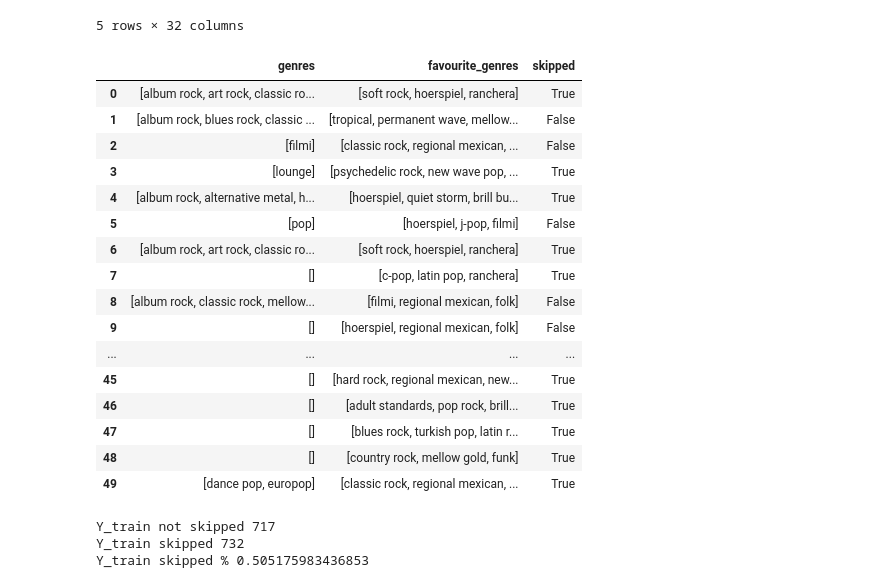
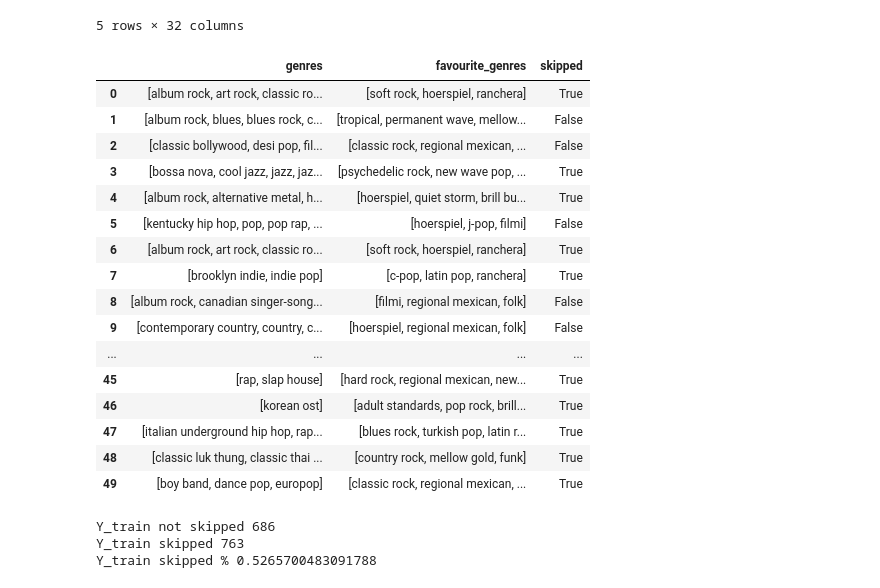
Before and after one commit to BartlomiejRasztabiga/IUM, a Jupyter notebook: notebooks/model2.ipynb, the cells around one changed output. Saved outputs shown, nothing was run; the diff lists cells and outputs as text; code cells hidden in the pictures.

```diff
--- a/notebooks/model2.ipynb
+++ b/notebooks/model2.ipynb
@@ -139,50 +139,53 @@ tempo_normalized = normalize(tempo_normalized)
 duration_ms_normalized = balanced_data['duration_ms'].values.reshape(-1, 1)
 duration_ms_normalized = normalize(duration_ms_normalized)
 
+loudness_normalized = balanced_data['loudness'].values.reshape(-1, 1)
+loudness_normalized = normalize(loudness_normalized)
+
 danceability_normalized = balanced_data['danceability'].values.reshape(-1, 1)
 danceability_normalized = normalize(danceability_normalized)
 
 energy_normalized = balanced_data['energy'].values.reshape(-1, 1)
 energy_normalized = normalize(energy_normalized)
 
 number_of_matching_genres_normalized = balanced_data['number_of_matching_genres'].values.reshape(-1, 1)
 number_of_matching_genres_normalized = normalize(number_of_matching_genres_normalized)
 
 hour_of_day_normalized = balanced_data['hour_of_day'].values.reshape(-1, 1)
 hour_of_day_normalized = normalize(hour_of_day_normalized)
 
 day_of_week_normalized = balanced_data['day_of_week'].values.reshape(-1, 1)
 day_of_week_normalized = normalize(day_of_week_normalized)
 
 premium_user_normalized = balanced_data['premium_user'].astype(int).values.reshape(-1, 1)
 premium_user_normalized = normalize(premium_user_normalized)
 
 # create data frame from data genres, data favourite_genres, encoded genres, encoded favourite_genres
 df = pd.DataFrame(
     data={
           'genres': balanced_data['genres'],
           'favourite_genres': balanced_data['favourite_genres'],
           'skipped': balanced_data['skipped']})
 
 df.head(50)
 # %% [output]
 |  | genres | favourite_genres | skipped |
 | 0 | [album rock, art rock, classic ro... | [soft rock, hoerspiel, ranchera] | True |
-| 1 | [album rock, blues rock, classic ... | [tropical, permanent wave, mellow... | False |
-| 2 | [filmi] | [classic rock, regional mexican, ... | False |
-| 3 | [lounge] | [psychedelic rock, new wave pop, ... | True |
+| 1 | [album rock, blues, blues rock, c... | [tropical, permanent wave, mellow... | False |
+| 2 | [classic bollywood, desi pop, fil... | [classic rock, regional mexican, ... | False |
+| 3 | [bossa nova, cool jazz, jazz, jaz... | [psychedelic rock, new wave pop, ... | True |
 | 4 | [album rock, alternative metal, h... | [hoerspiel, quiet storm, brill bu... | True |
-| 5 | [pop] | [hoerspiel, j-pop, filmi] | False |
+| 5 | [kentucky hip hop, pop, pop rap, ... | [hoerspiel, j-pop, filmi] | False |
 | 6 | [album rock, art rock, classic ro... | [soft rock, hoerspiel, ranchera] | True |
-| 7 | [] | [c-pop, latin pop, ranchera] | True |
-| 8 | [album rock, classic rock, mellow... | [filmi, regional mexican, folk] | False |
-| 9 | [] | [hoerspiel, regional mexican, folk] | False |
+| 7 | [brooklyn indie, indie pop] | [c-pop, latin pop, ranchera] | True |
+| 8 | [album rock, canadian singer-song... | [filmi, regional mexican, folk] | False |
+| 9 | [contemporary country, country, c... | [hoerspiel, regional mexican, folk] | False |
 | ... | ... | ... | ... |
-| 45 | [] | [hard rock, regional mexican, new... | True |
-| 46 | [] | [adult standards, pop rock, brill... | True |
-| 47 | [] | [blues rock, turkish pop, latin r... | True |
-| 48 | [] | [country rock, mellow gold, funk] | True |
-| 49 | [dance pop, europop] | [classic rock, regional mexican, ... | True |
+| 45 | [rap, slap house] | [hard rock, regional mexican, new... | True |
+| 46 | [korean ost] | [adult standards, pop rock, brill... | True |
+| 47 | [italian underground hip hop, rap... | [blues rock, turkish pop, latin r... | True |
+| 48 | [classic luk thung, classic thai ... | [country rock, mellow gold, funk] | True |
+| 49 | [boy band, dance pop, europop] | [classic rock, regional mexican, ... | True |
 # %%
 # rearrange X in such way, that it containts equal number of skipped=True and skipped=False
 # %%
@@ -214,7 +217,7 @@ df.head(50)
 
 
 # Concatenate the one-hot encoded columns
-X = np.concatenate([encoded_genres, encoded_favourite_genres], axis=1)
+X = np.concatenate([encoded_genres, encoded_favourite_genres, tempo_normalized, duration_ms_normalized, loudness_normalized], axis=1)
 # X = np.concatenate([encoded_track_name], axis=1)
 # X = np.concatenate(
 #     [popularity_normalized, duration_ms_normalized, danceability_normalized, energy_normalized,
@@ -232,9 +235,9 @@ print("Y_train not skipped", np.count_nonzero(y_test == 0))
 print("Y_train skipped", np.count_nonzero(y_test == 1))
 print("Y_train skipped %", np.count_nonzero(y_test == 1) / len(y_test))
 # %% [output]
-Y_train not skipped 717
-Y_train skipped 732
-Y_train skipped % 0.505175983436853
+Y_train not skipped 686
+Y_train skipped 763
+Y_train skipped % 0.5265700483091788
 # %%
 def build_model(hp):
   model = Sequential()
```
Also changed, not shown: parts of 2 cells of this notebook, 2 other files.
